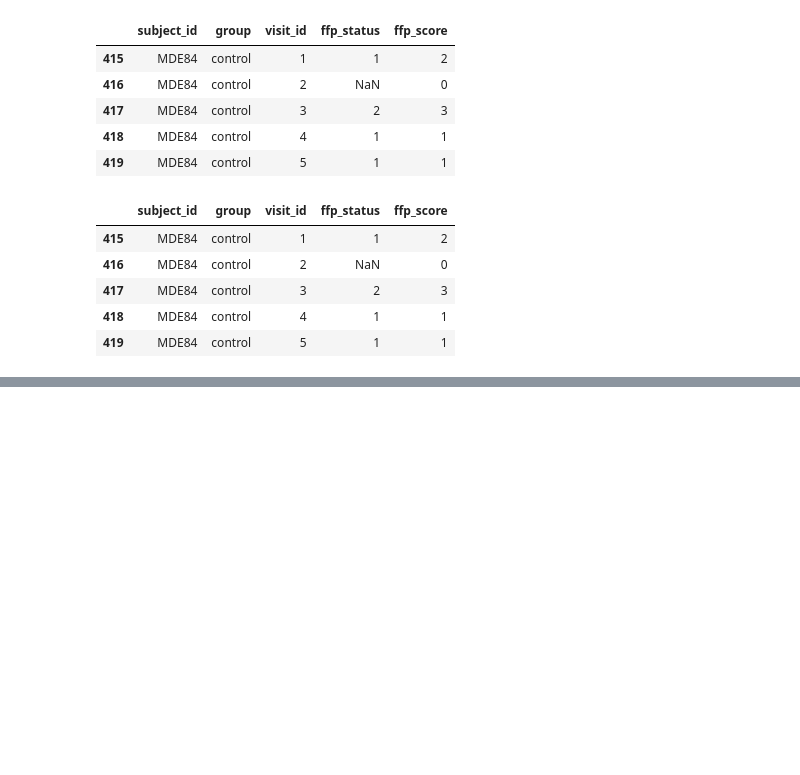
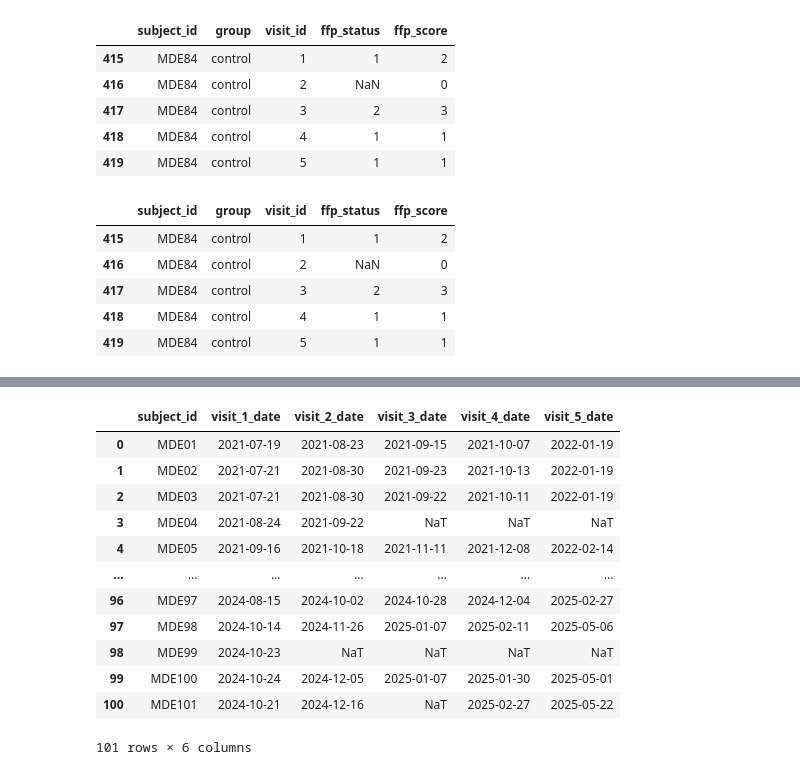
Before and after one commit to OHNLP/activity_tracker, a Jupyter notebook: notebooks/visit_analysis.ipynb, the cells around one changed output, grey strips where cells are left out. Saved outputs shown, nothing was run; the diff lists cells and outputs as text; code cells hidden in the pictures; blank space fills up the shorter version.

```diff
--- a/notebooks/visit_analysis.ipynb
+++ b/notebooks/visit_analysis.ipynb
@@ -262,0 +240,33 @@ Name: visit_id, Length: 89, dtype: int64
+# %%
+# Normalize subject IDs
+study_log_df["subject_id"] = study_log_df["PID"].astype(str).str.replace("-", "").str.upper()
+
+visit_date_cols = {
+    "Screening": "visit_1_date",
+    "Week 4 (V2)": "visit_2_date",
+    "Week 8 (V3)": "visit_3_date",
+    "Week 12 (V4)": "visit_4_date",
+    "Week 24 (EOS)": "visit_5_date"
+}
+visit_dates_df = study_log_df[["subject_id"] + list(visit_date_cols.keys())].rename(columns=visit_date_cols)
+visit_dates_df = visit_dates_df.dropna(subset=list(visit_date_cols.values()), how="all")
+
+# Convert all visit date columns to datetime safely
+for col in visit_date_cols.values():
+    visit_dates_df[col] = pd.to_datetime(visit_dates_df[col].astype(str).str.strip().replace("OS", pd.NA), errors='coerce')
+
+visit_dates_df
+# %% [output]
+|  | subject_id | visit_1_date | visit_2_date | visit_3_date | visit_4_date | visit_5_date |
+| 0 | MDE01 | 2021-07-19 | 2021-08-23 | 2021-09-15 | 2021-10-07 | 2022-01-19 |
+| 1 | MDE02 | 2021-07-21 | 2021-08-30 | 2021-09-23 | 2021-10-13 | 2022-01-19 |
+| 2 | MDE03 | 2021-07-21 | 2021-08-30 | 2021-09-22 | 2021-10-11 | 2022-01-19 |
+| 3 | MDE04 | 2021-08-24 | 2021-09-22 | NaT | NaT | NaT |
+| 4 | MDE05 | 2021-09-16 | 2021-10-18 | 2021-11-11 | 2021-12-08 | 2022-02-14 |
+| ... | ... | ... | ... | ... | ... | ... |
+| 96 | MDE97 | 2024-08-15 | 2024-10-02 | 2024-10-28 | 2024-12-04 | 2025-02-27 |
+| 97 | MDE98 | 2024-10-14 | 2024-11-26 | 2025-01-07 | 2025-02-11 | 2025-05-06 |
+| 98 | MDE99 | 2024-10-23 | NaT | NaT | NaT | NaT |
+| 99 | MDE100 | 2024-10-24 | 2024-12-05 | 2025-01-07 | 2025-01-30 | 2025-05-01 |
+| 100 | MDE101 | 2024-10-21 | 2024-12-16 | NaT | 2025-02-27 | 2025-05-22 |
+101 rows × 6 columns
```
Also changed, not shown: parts of 7 cells of this notebook.
